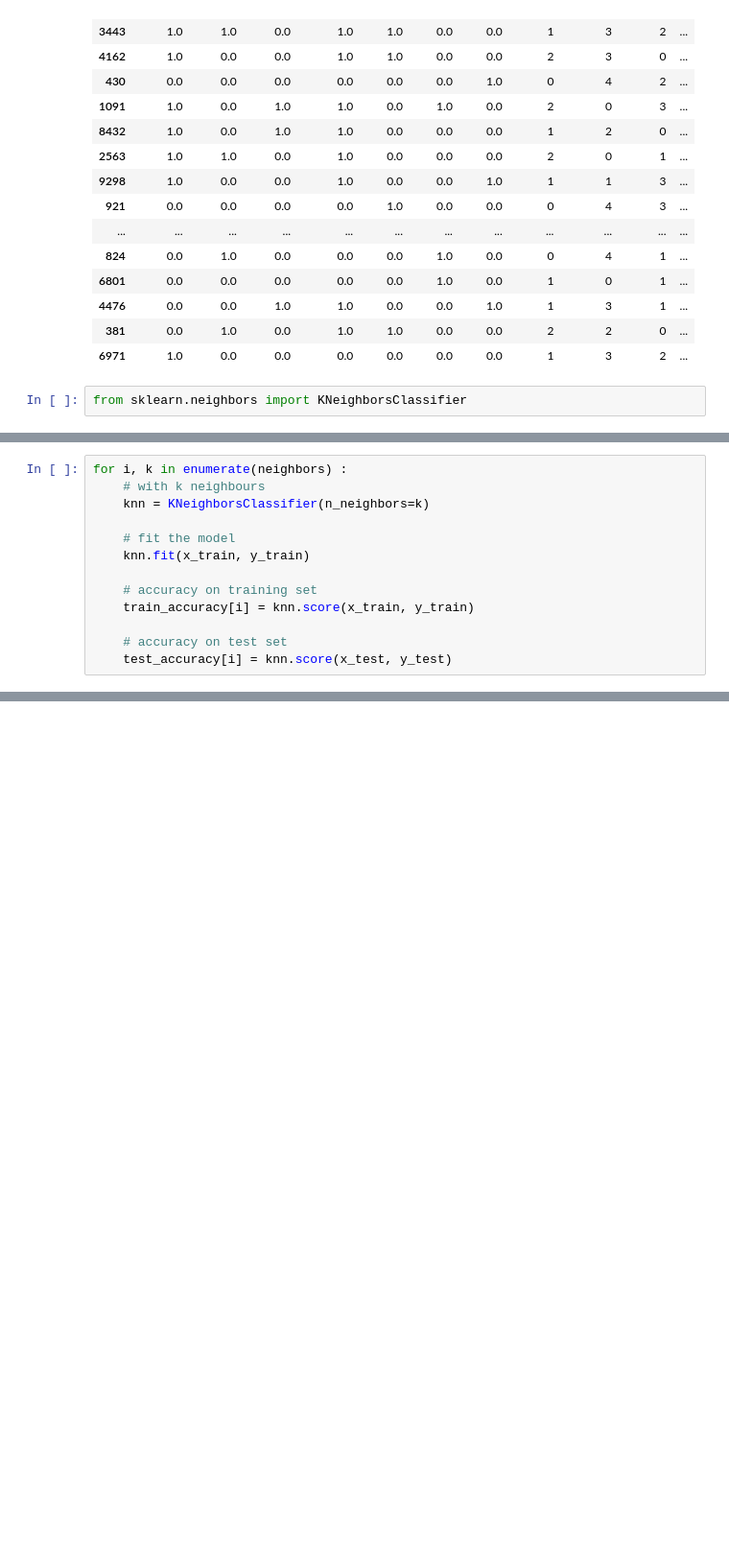
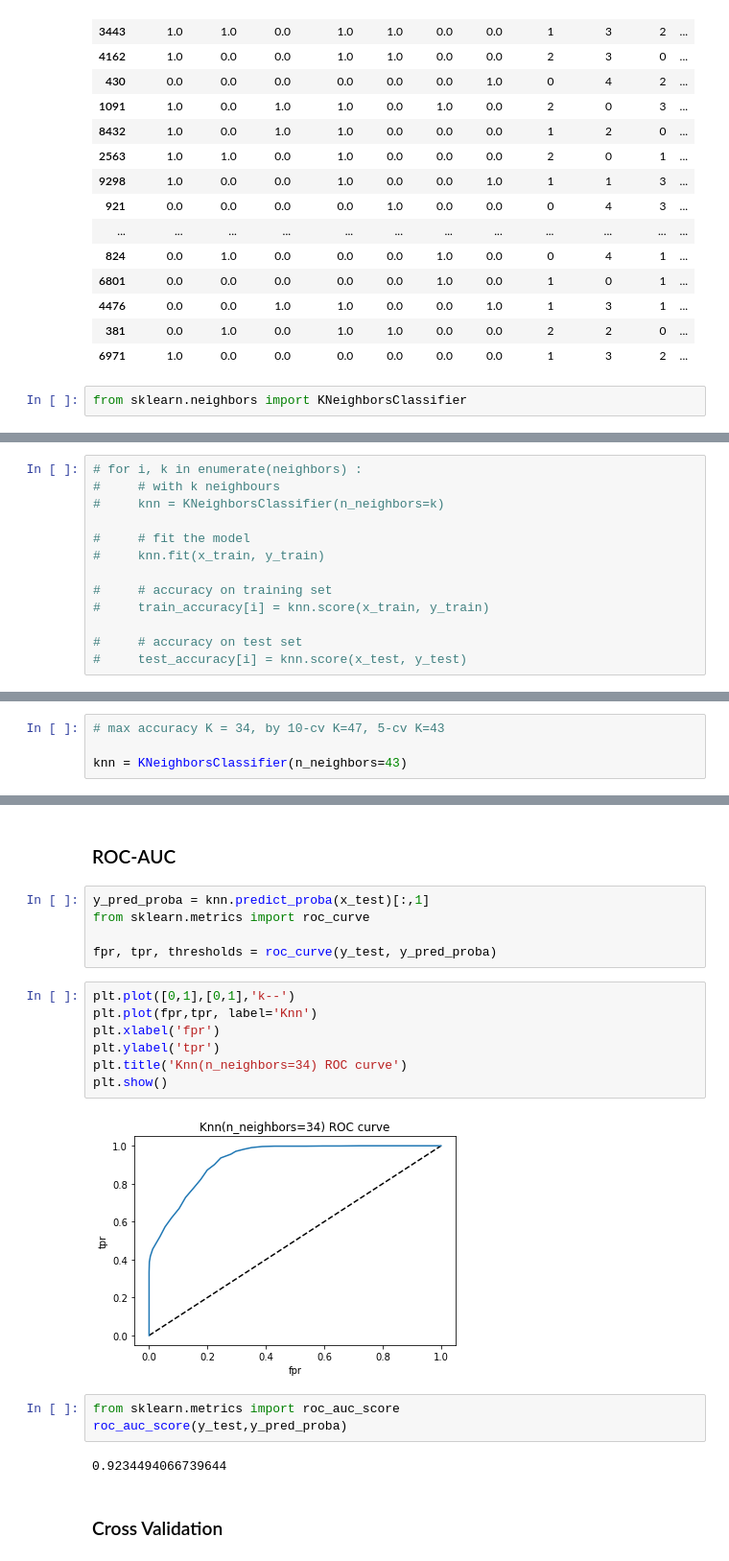
Before and after one commit to avishkakavindu/ICDS2021-Mini-Hackathon-ML, a Jupyter notebook: UCI Nursery Pred.ipynb, the cells around one changed output, grey strips where cells are left out. Shown at 96% size. Drawn from its saved outputs; the diff is of its cells as text; blank space fills up the shorter version.

```diff
--- a/UCI Nursery Pred.ipynb
+++ b/UCI Nursery Pred.ipynb
@@ -115,13 +115,13 @@ test_accuracy = np.empty(len(neighbors))
 # %%
-for i, k in enumerate(neighbors) :
-    # with k neighbours
-    knn = KNeighborsClassifier(n_neighbors=k)
+# for i, k in enumerate(neighbors) :
+#     # with k neighbours
+#     knn = KNeighborsClassifier(n_neighbors=k)
 
-    # fit the model
-    knn.fit(x_train, y_train)
+#     # fit the model
+#     knn.fit(x_train, y_train)
 
-    # accuracy on training set
-    train_accuracy[i] = knn.score(x_train, y_train)
+#     # accuracy on training set
+#     train_accuracy[i] = knn.score(x_train, y_train)
 
-    # accuracy on test set
-    test_accuracy[i] = knn.score(x_test, y_test)
+#     # accuracy on test set
+#     test_accuracy[i] = knn.score(x_test, y_test)
@@ -127,0 +143,4 @@ for i, k in enumerate(neighbors) :
+# %%
+# max accuracy K = 34, by 10-cv K=47, 5-cv K=43
+
+knn = KNeighborsClassifier(n_neighbors=43)
@@ -127,0 +186,23 @@ for i, k in enumerate(neighbors) :
+# %% [markdown]
+### ROC-AUC
+# %%
+y_pred_proba = knn.predict_proba(x_test)[:,1]
+from sklearn.metrics import roc_curve
+
+fpr, tpr, thresholds = roc_curve(y_test, y_pred_proba)
+# %%
+plt.plot([0,1],[0,1],'k--')
+plt.plot(fpr,tpr, label='Knn')
+plt.xlabel('fpr')
+plt.ylabel('tpr')
+plt.title('Knn(n_neighbors=34) ROC curve')
+plt.show()
+# %% [output]
+[figure, added]
+# %%
+from sklearn.metrics import roc_auc_score
+roc_auc_score(y_test,y_pred_proba)
+# %% [output]
+0.9234494066739644
+# %% [markdown]
+### Cross Validation
```
Also changed, not shown: parts of 14 cells of this notebook.
